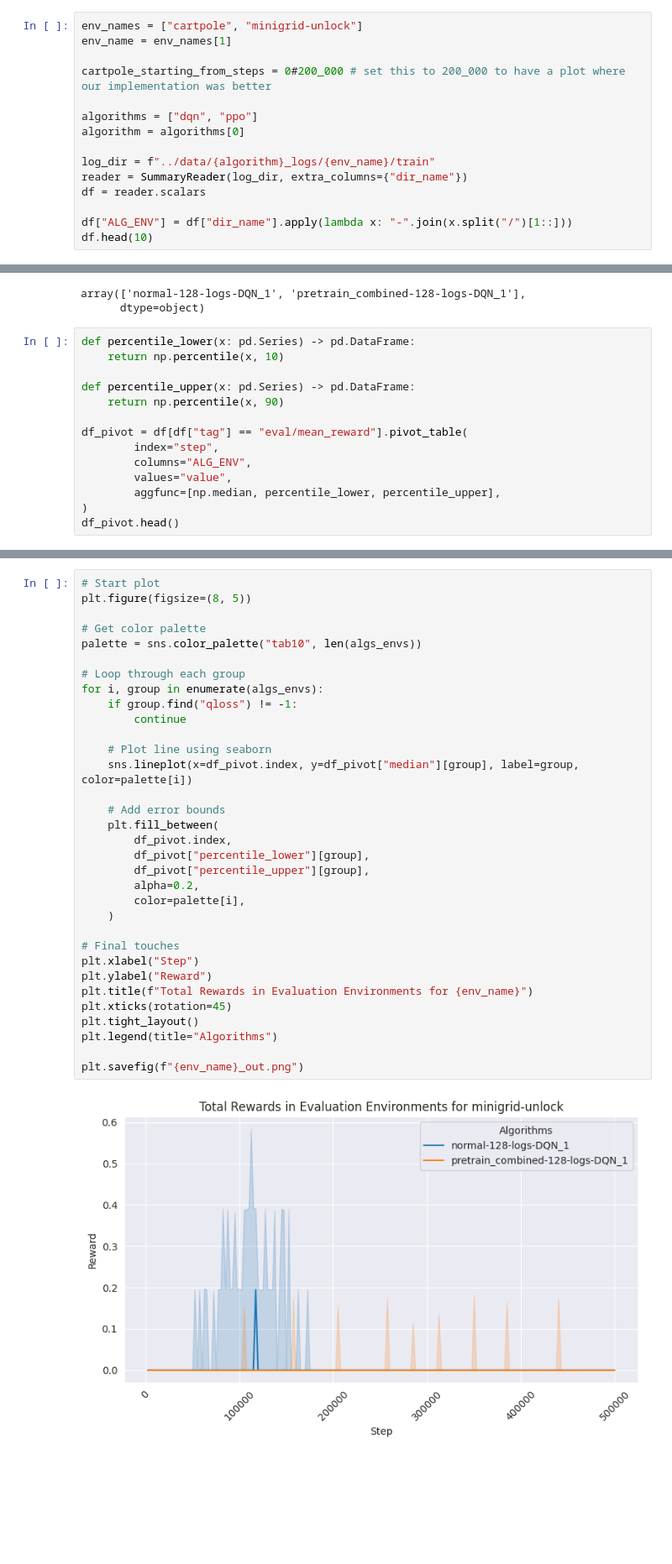
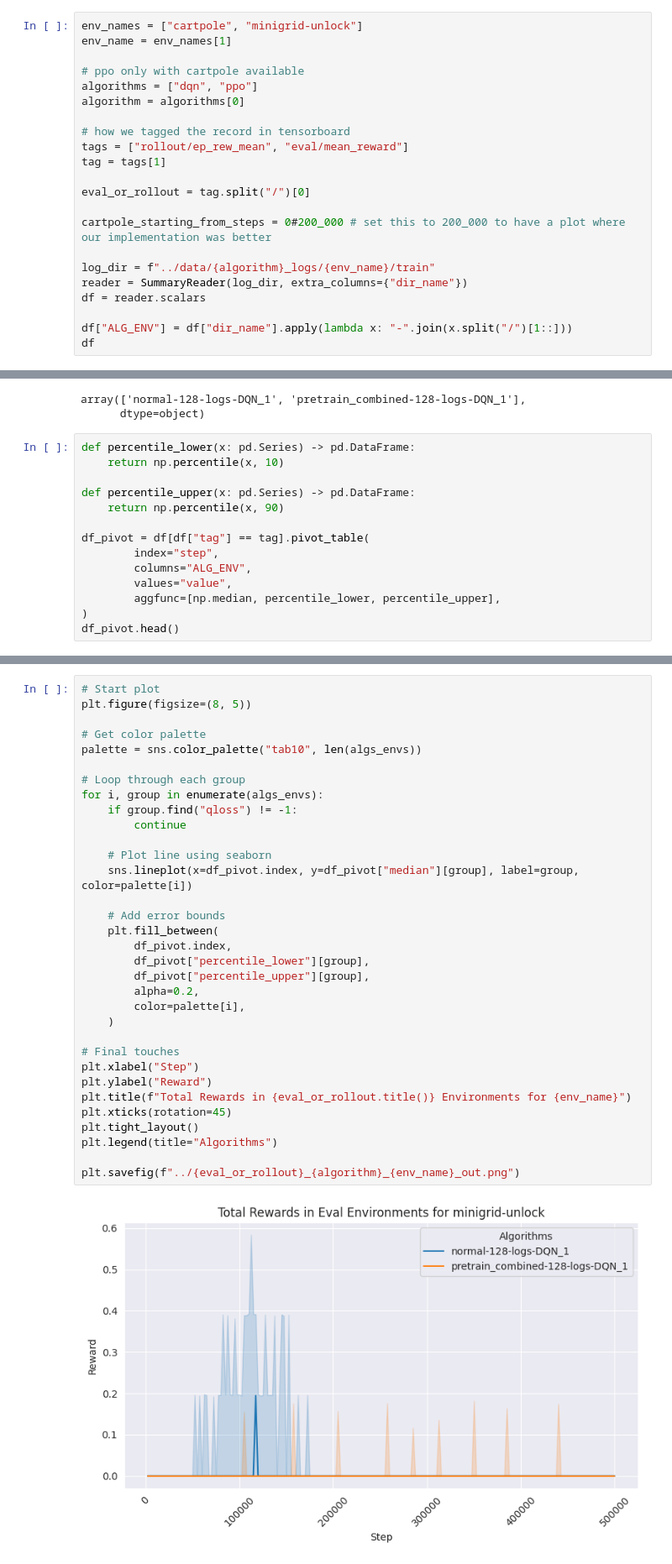
Before and after one commit to thibautklenke/RLProject_StateEmbeddings, a Jupyter notebook: src/graph.ipynb, the cells around one changed output, grey strips where cells are left out. Shown: that part at 84% size. Cells and saved outputs as stored; diff of their text form; blank space fills up the shorter version.

Commit message:
new out images

```diff
--- a/src/graph.ipynb
+++ b/src/graph.ipynb
@@ -8,16 +8,23 @@ import seaborn as sns
 env_names = ["cartpole", "minigrid-unlock"]
 env_name = env_names[1]
 
-cartpole_starting_from_steps = 0#200_000 # set this to 200_000 to have a plot where our implementation was better
-
+# ppo only with cartpole available
 algorithms = ["dqn", "ppo"]
 algorithm = algorithms[0]
+
+# how we tagged the record in tensorboard
+tags = ["rollout/ep_rew_mean", "eval/mean_reward"]
+tag = tags[1]
+
+eval_or_rollout = tag.split("/")[0]
+
+cartpole_starting_from_steps = 0#200_000 # set this to 200_000 to have a plot where our implementation was better
 
 log_dir = f"../data/{algorithm}_logs/{env_name}/train"
 reader = SummaryReader(log_dir, extra_columns={"dir_name"})
 df = reader.scalars
 
 df["ALG_ENV"] = df["dir_name"].apply(lambda x: "-".join(x.split("/")[1::]))
-df.head(10)
+df
 # %% [output]
 |  | step | tag | value | dir_name | ALG_ENV |
@@ -44,7 +53,7 @@ def percentile_lower(x: pd.Series) -> pd.DataFrame:
 def percentile_upper(x: pd.Series) -> pd.DataFrame:
     return np.percentile(x, 90)
 
-df_pivot = df[df["tag"] == "eval/mean_reward"].pivot_table(
+df_pivot = df[df["tag"] == tag].pivot_table(
         index="step",
         columns="ALG_ENV",
         values="value",
@@ -74,33 +83,33 @@ if env_name == "minigrid-unlock" and False:
 plt.figure(figsize=(8, 5))
 
 # Get color palette
 palette = sns.color_palette("tab10", len(algs_envs))
 
 # Loop through each group
 for i, group in enumerate(algs_envs):
     if group.find("qloss") != -1:
         continue
 
     # Plot line using seaborn
     sns.lineplot(x=df_pivot.index, y=df_pivot["median"][group], label=group, color=palette[i])
 
     # Add error bounds
     plt.fill_between(
         df_pivot.index,
         df_pivot["percentile_lower"][group],
         df_pivot["percentile_upper"][group],
         alpha=0.2,
         color=palette[i],
     )
 
 # Final touches
 plt.xlabel("Step")
 plt.ylabel("Reward")
-plt.title(f"Total Rewards in Evaluation Environments for {env_name}")
+plt.title(f"Total Rewards in {eval_or_rollout.title()} Environments for {env_name}")
 plt.xticks(rotation=45)
 plt.tight_layout()
 plt.legend(title="Algorithms")
 
-plt.savefig(f"{env_name}_out.png")
+plt.savefig(f"../{eval_or_rollout}_{algorithm}_{env_name}_out.png")
 # %% [output]
-[figure, old version]
+[figure, new version]
```
Also changed, not shown: parts of 2 cells of this notebook.
